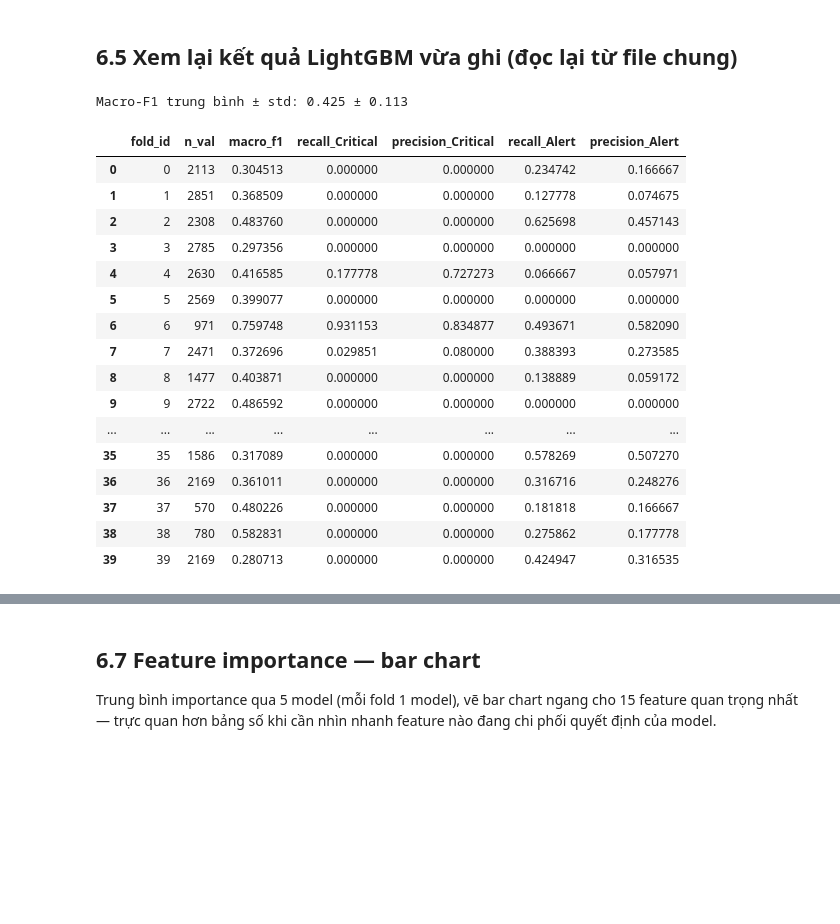
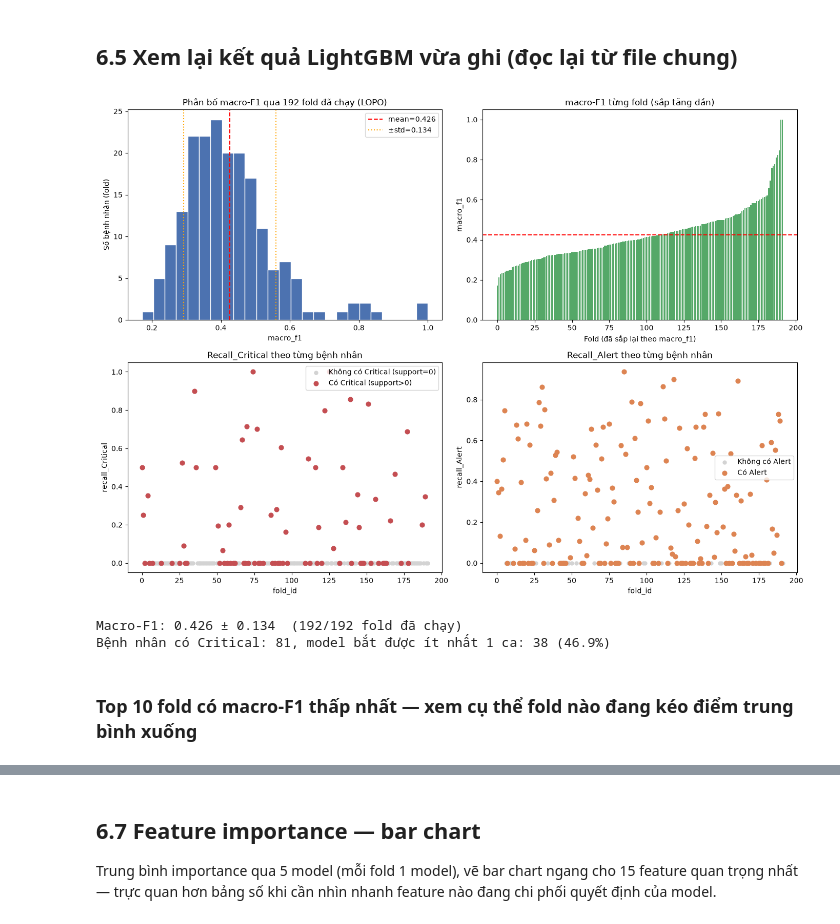
Before and after one commit to YDraGN/respiratory-risk-classifier, a Jupyter notebook: model/model-training-lightgbm.ipynb, the cells around one changed output, grey strips where cells are left out. Cells and saved outputs as stored; diff of their text form; code cells hidden in the pictures; blank space fills up the shorter version.

```diff
--- a/model/model-training-lightgbm.ipynb
+++ b/model/model-training-lightgbm.ipynb
@@ -134,27 +171,64 @@ Fold 11: macro_f1=0.470, recall_Critical=0.000, (6.4s) — đã lưu model + ghi
 # %% [markdown]
 ## 6.5 Xem lại kết quả LightGBM vừa ghi (đọc lại từ file chung)
 # %%
+import matplotlib.pyplot as plt
+
 all_results = pd.read_csv(RESULTS_PATH)
-lgbm_results = all_results[all_results["model_name"] == MODEL_NAME]
+lgbm_results = all_results[all_results["model_name"] == MODEL_NAME].sort_values("fold_id")
 
-print("Macro-F1 trung bình ± std:", lgbm_results["macro_f1"].mean().round(3), "±", lgbm_results["macro_f1"].std().round(3))
-lgbm_results[["fold_id", "n_val", "macro_f1", "recall_Critical", "precision_Critical", "recall_Alert", "precision_Alert"]]
+mean_f1, std_f1 = lgbm_results["macro_f1"].mean(), lgbm_results["macro_f1"].std()
+has_critical = lgbm_results["support_Critical"] > 0
+has_alert = lgbm_results["support_Alert"] > 0
+
+fig, axes = plt.subplots(2, 2, figsize=(14, 10))
+
+# 1. Phân bố macro-F1 qua các fold
+axes[0, 0].hist(lgbm_results["macro_f1"], bins=25, color="#4c72b0", edgecolor="white")
+axes[0, 0].axvline(mean_f1, color="red", linestyle="--", label=f"mean={mean_f1:.3f}")
+axes[0, 0].axvline(mean_f1 - std_f1, color="orange", linestyle=":", label=f"±std={std_f1:.3f}")
+axes[0, 0].axvline(mean_f1 + std_f1, color="orange", linestyle=":")
+axes[0, 0].set_title(f"Phân bố macro-F1 qua {len(lgbm_results)} fold đã chạy (LOPO)")
+axes[0, 0].set_xlabel("macro_f1"); axes[0, 0].set_ylabel("Số bệnh nhân (fold)")
+axes[0, 0].legend()
+
+# 2. macro-F1 từng fold, sắp tăng dần -> lộ rõ nhóm fold tệ nhất
+sorted_f1 = lgbm_results.sort_values("macro_f1")
+axes[0, 1].bar(range(len(sorted_f1)), sorted_f1["macro_f1"], color="#55a868")
+axes[0, 1].axhline(mean_f1, color="red", linestyle="--")
+axes[0, 1].set_title("macro-F1 từng fold (sắp tăng dần)")
+axes[0, 1].set_xlabel("Fold (đã sắp lại theo macro_f1)"); axes[0, 1].set_ylabel("macro_f1")
+
+# 3. recall_Critical: phân biệt "không có Critical" (support=0) và "có nhưng bị bỏ sót"
+axes[1, 0].scatter(lgbm_results.loc[~has_critical, "fold_id"], lgbm_results.loc[~has_critical, "recall_Critical"],
+                    color="lightgray", label="Không có Critical (support=0)", s=25)
+axes[1, 0].scatter(lgbm_results.loc[has_critical, "fold_id"], lgbm_results.loc[has_critical, "recall_Critical"],
+                    color="#c44e52", label="Có Critical (support>0)", s=40)
+axes[1, 0].set_title("Recall_Critical theo từng bệnh nhân")
+axes[1, 0].set_xlabel("fold_id"); axes[1, 0].set_ylabel("recall_Critical")
+axes[1, 0].legend()
+
+# 4. recall_Alert tương tự
+axes[1, 1].scatter(lgbm_results.loc[~has_alert, "fold_id"], lgbm_results.loc[~has_alert, "recall_Alert"],
+                    color="lightgray", label="Không có Alert", s=25)
+axes[1, 1].scatter(lgbm_results.loc[has_alert, "fold_id"], lgbm_results.loc[has_alert, "recall_Alert"],
+                    color="#dd8452", label="Có Alert", s=40)
+axes[1, 1].set_title("Recall_Alert theo từng bệnh nhân")
+axes[1, 1].set_xlabel("fold_id"); axes[1, 1].set_ylabel("recall_Alert")
+axes[1, 1].legend()
+
+plt.tight_layout()
+plt.savefig(f"{MODEL_DIR}/cv_results_overview.png", dpi=120)
+plt.show()
+
+n_with_critical = has_critical.sum()
+n_detected = (has_critical & (lgbm_results["recall_Critical"] > 0)).sum()
+print(f"Macro-F1: {mean_f1:.3f} ± {std_f1:.3f}  ({len(lgbm_results)}/{N_FOLDS} fold đã chạy)")
+if n_with_critical > 0:
+    print(f"Bệnh nhân có Critical: {n_with_critical}, model bắt được ít nhất 1 ca: "
+          f"{n_detected} ({n_detected/n_with_critical*100:.1f}%)")
 # %% [output]
+[figure, added]
-Macro-F1 trung bình ± std: 0.425 ± 0.113
+Macro-F1: 0.426 ± 0.134  (192/192 fold đã chạy)
+Bệnh nhân có Critical: 81, model bắt được ít nhất 1 ca: 38 (46.9%)
-|  | fold_id | n_val | macro_f1 | recall_Critical | precision_Critical | recall_Alert | precision_Alert |
-| 0 | 0 | 2113 | 0.304513 | 0.000000 | 0.000000 | 0.234742 | 0.166667 |
-| 1 | 1 | 2851 | 0.368509 | 0.000000 | 0.000000 | 0.127778 | 0.074675 |
-| 2 | 2 | 2308 | 0.483760 | 0.000000 | 0.000000 | 0.625698 | 0.457143 |
-| 3 | 3 | 2785 | 0.297356 | 0.000000 | 0.000000 | 0.000000 | 0.000000 |
-| 4 | 4 | 2630 | 0.416585 | 0.177778 | 0.727273 | 0.066667 | 0.057971 |
-| 5 | 5 | 2569 | 0.399077 | 0.000000 | 0.000000 | 0.000000 | 0.000000 |
-| 6 | 6 | 971 | 0.759748 | 0.931153 | 0.834877 | 0.493671 | 0.582090 |
-| 7 | 7 | 2471 | 0.372696 | 0.029851 | 0.080000 | 0.388393 | 0.273585 |
-| 8 | 8 | 1477 | 0.403871 | 0.000000 | 0.000000 | 0.138889 | 0.059172 |
-| 9 | 9 | 2722 | 0.486592 | 0.000000 | 0.000000 | 0.000000 | 0.000000 |
-| ... | ... | ... | ... | ... | ... | ... | ... |
-| 35 | 35 | 1586 | 0.317089 | 0.000000 | 0.000000 | 0.578269 | 0.507270 |
-| 36 | 36 | 2169 | 0.361011 | 0.000000 | 0.000000 | 0.316716 | 0.248276 |
-| 37 | 37 | 570 | 0.480226 | 0.000000 | 0.000000 | 0.181818 | 0.166667 |
-| 38 | 38 | 780 | 0.582831 | 0.000000 | 0.000000 | 0.275862 | 0.177778 |
-| 39 | 39 | 2169 | 0.280713 | 0.000000 | 0.000000 | 0.424947 | 0.316535 |
+# %% [markdown]
+### Top 10 fold có macro-F1 thấp nhất — xem cụ thể fold nào đang kéo điểm trung bình xuống
```
Also changed, not shown: parts of 15 cells of this notebook, 5 other files.
